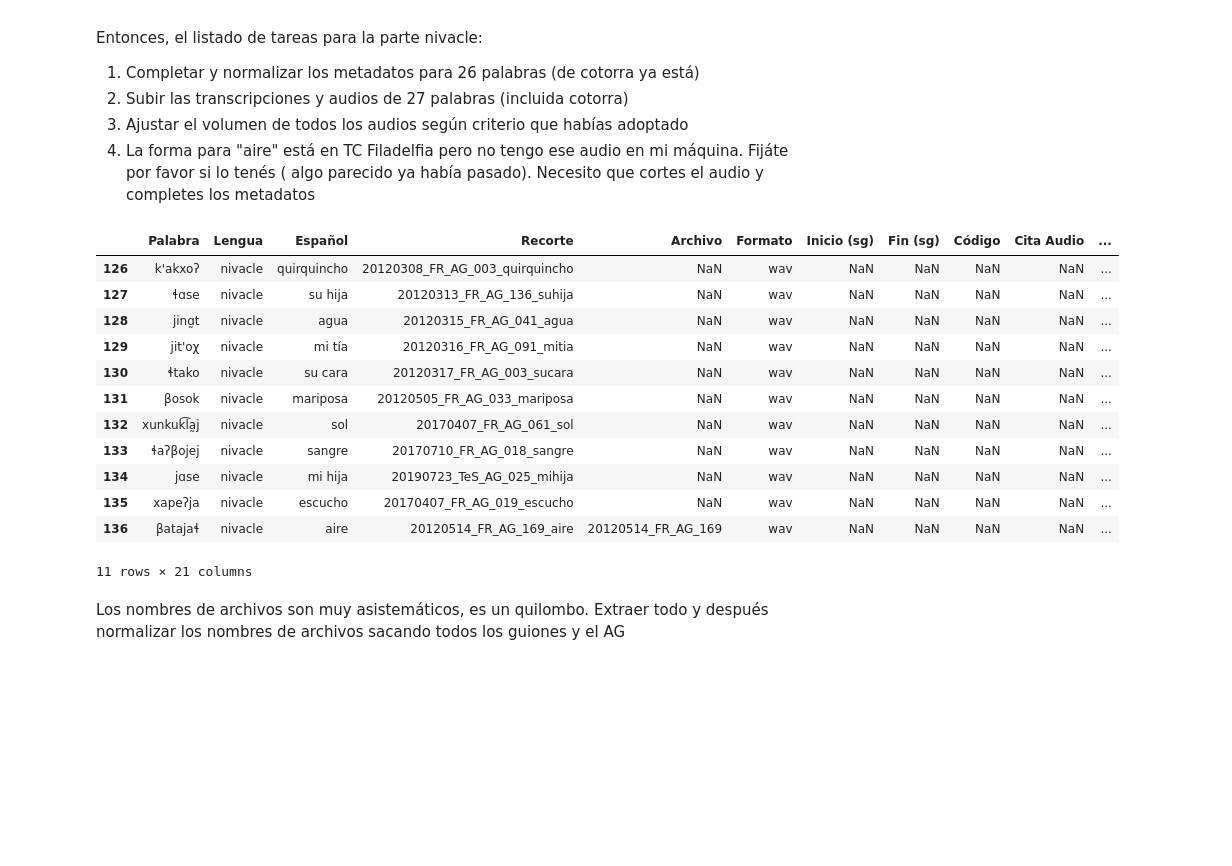
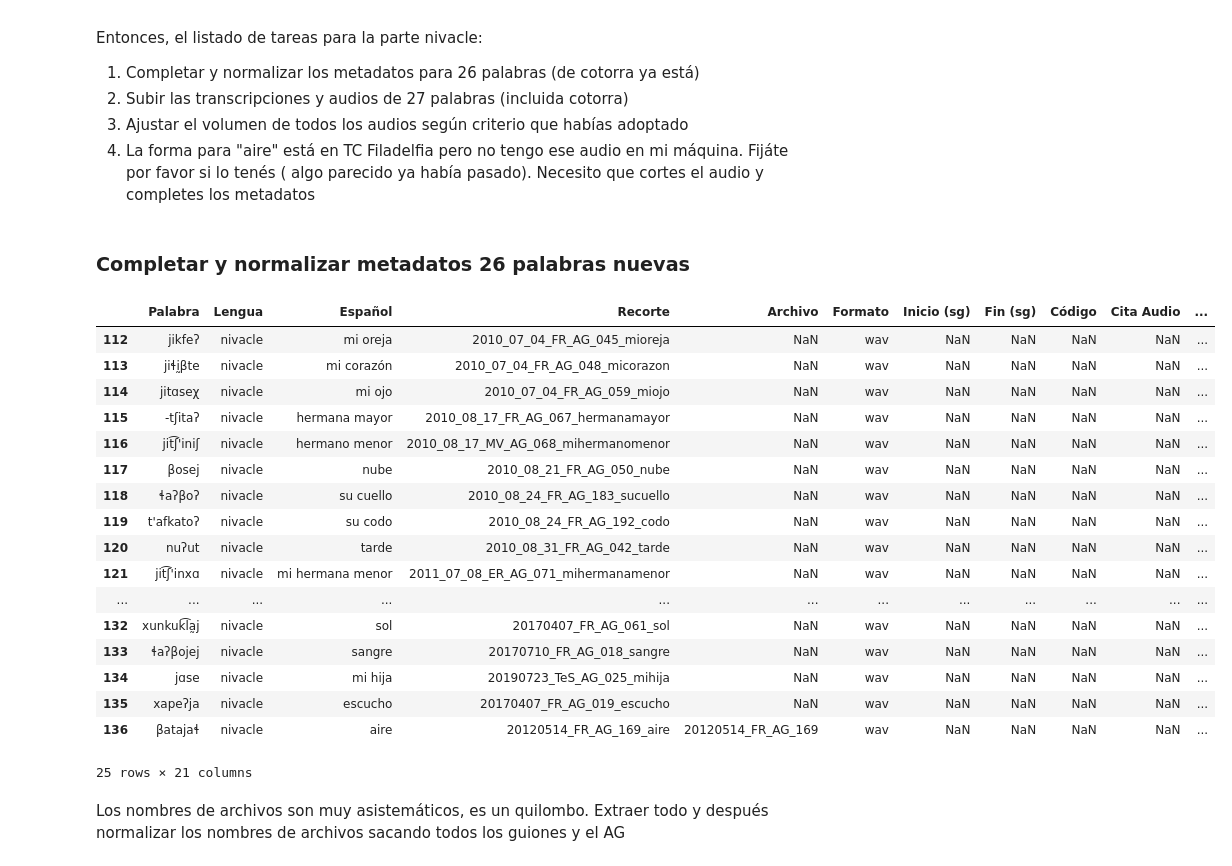
Before and after one commit to nidiah/PICT-2020, a Jupyter notebook: update-nivacle-words.ipynb, the cells around one changed output. Drawn from its saved outputs; the diff is of its cells as text; code cells hidden in the pictures; blank space fills up the shorter version.

```diff
--- a/update-nivacle-words.ipynb
+++ b/update-nivacle-words.ipynb
@@ -121,23 +121,30 @@ Entonces, el listado de tareas para la parte nivacle:
 2) Subir las transcripciones y audios de 27 palabras (incluida cotorra)
 3) Ajustar el volumen de todos los audios según criterio que habías adoptado
 4) La forma para "aire" está en TC Filadelfia pero no tengo ese audio en mi máquina. Fijáte por favor si lo tenés ( algo parecido ya había pasado). Necesito que cortes el audio  y completes los metadatos
+# %% [markdown]
+### Completar y normalizar metadatos 26 palabras nuevas
 # %%
 ## 26 oct
-comun_audio[126:]
+comun_audio[112:]
 # %% [output]
 |  | Palabra | Lengua | Español | Recorte | Archivo | Formato | Inicio (sg) | Fin (sg) | Código | Cita Audio | ... |
-| 126 | k'akxoʔ | nivacle | quirquincho | 20120308_FR_AG_003_quirquincho | NaN | wav | NaN | NaN | NaN | NaN | ... |
-| 127 | ɬɑse | nivacle | su hija | 20120313_FR_AG_136_suhija | NaN | wav | NaN | NaN | NaN | NaN | ... |
-| 128 | jinɑ̰t | nivacle | agua | 20120315_FR_AG_041_agua | NaN | wav | NaN | NaN | NaN | NaN | ... |
-| 129 | jit'oχ | nivacle | mi tía | 20120316_FR_AG_091_mitia | NaN | wav | NaN | NaN | NaN | NaN | ... |
-| 130 | ɬtako | nivacle | su cara | 20120317_FR_AG_003_sucara | NaN | wav | NaN | NaN | NaN | NaN | ... |
-| 131 | βosok | nivacle | mariposa | 20120505_FR_AG_033_mariposa | NaN | wav | NaN | NaN | NaN | NaN | ... |
+| 112 | jikfeʔ | nivacle | mi oreja | 2010_07_04_FR_AG_045_mioreja | NaN | wav | NaN | NaN | NaN | NaN | ... |
+| 113 | jiɬḭβte | nivacle | mi corazón | 2010_07_04_FR_AG_048_micorazon | NaN | wav | NaN | NaN | NaN | NaN | ... |
+| 114 | jitɑseχ | nivacle | mi ojo | 2010_07_04_FR_AG_059_miojo | NaN | wav | NaN | NaN | NaN | NaN | ... |
+| 115 | -tʃitaʔ | nivacle | hermana mayor | 2010_08_17_FR_AG_067_hermanamayor | NaN | wav | NaN | NaN | NaN | NaN | ... |
+| 116 | jit͡ʃ'iniʃ | nivacle | hermano menor | 2010_08_17_MV_AG_068_mihermanomenor | NaN | wav | NaN | NaN | NaN | NaN | ... |
+| 117 | βosej | nivacle | nube | 2010_08_21_FR_AG_050_nube | NaN | wav | NaN | NaN | NaN | NaN | ... |
+| 118 | ɬaʔβoʔ | nivacle | su cuello | 2010_08_24_FR_AG_183_sucuello | NaN | wav | NaN | NaN | NaN | NaN | ... |
+| 119 | t'afkatoʔ | nivacle | su codo | 2010_08_24_FR_AG_192_codo | NaN | wav | NaN | NaN | NaN | NaN | ... |
+| 120 | nuʔut | nivacle | tarde | 2010_08_31_FR_AG_042_tarde | NaN | wav | NaN | NaN | NaN | NaN | ... |
+| 121 | jit͡ʃ'inxɑ | nivacle | mi hermana menor | 2011_07_08_ER_AG_071_mihermanamenor | NaN | wav | NaN | NaN | NaN | NaN | ... |
+| ... | ... | ... | ... | ... | ... | ... | ... | ... | ... | ... | ... |
 | 132 | xunkuk͡la̰j | nivacle | sol | 20170407_FR_AG_061_sol | NaN | wav | NaN | NaN | NaN | NaN | ... |
 | 133 | ɬaʔβojej | nivacle | sangre | 20170710_FR_AG_018_sangre | NaN | wav | NaN | NaN | NaN | NaN | ... |
 | 134 | jɑse | nivacle | mi hija | 20190723_TeS_AG_025_mihija | NaN | wav | NaN | NaN | NaN | NaN | ... |
 | 135 | xapeʔja | nivacle | escucho | 20170407_FR_AG_019_escucho | NaN | wav | NaN | NaN | NaN | NaN | ... |
 | 136 | βatajaɬ | nivacle | aire | 20120514_FR_AG_169_aire | 20120514_FR_AG_169 | wav | NaN | NaN | NaN | NaN | ... |
-11 rows × 21 columns
+25 rows × 21 columns
 # %%
 nuevas_niv1 = comun_audio[112:126] # formato: 2011_07_12_FR_AG_075_glosa
 nuevas_niv2 = comun_audio[126:] # formato: 20120308_FR_AG_003_glosa
```
Also changed, not shown: parts of 21 cells of this notebook, 1 other file.
